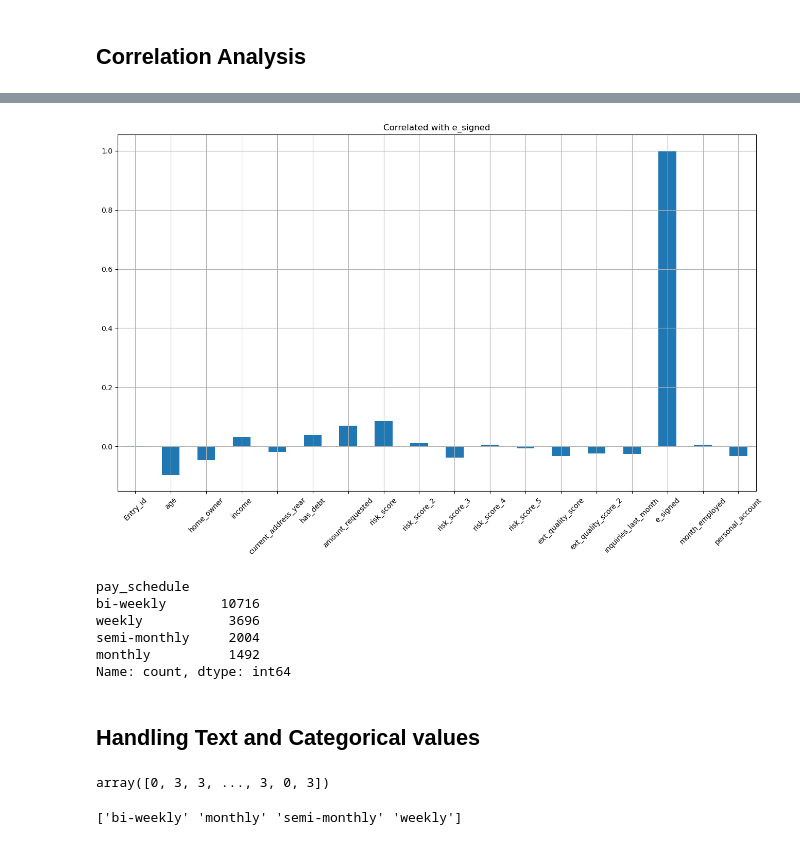
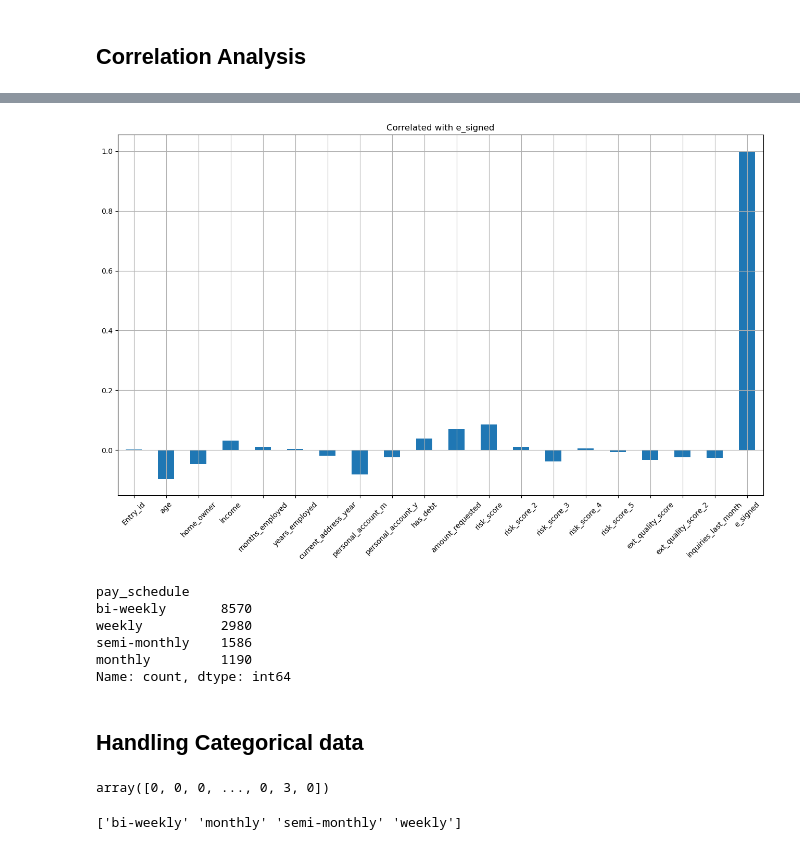
Before and after one commit to Fawazaro213/financial-data-project, a Jupyter notebook: e-sign-prediction.ipynb, the cells around one changed output, grey strips where cells are left out. Drawn from its saved outputs; the diff is of its cells as text; code cells hidden in the pictures.

```diff
--- a/e-sign-prediction.ipynb
+++ b/e-sign-prediction.ipynb
@@ -158,29 +277,29 @@ ax = sns.heatmap(corr_metrix,
 # %%
-e_sign_1.corrwith(e_sign_1['e_signed'], numeric_only=True).plot.bar(
+e_sign.corrwith(e_sign['e_signed'], numeric_only=True).plot.bar(
     figsize=(16,9), title='Correlated with e_signed', rot=45, grid=True,
 );
 # %% [output]
-[figure, old version]
+[figure, new version]
 # %%
-e_sign_1["pay_schedule"].value_counts()
+X_train["pay_schedule"].value_counts()
 # %% [output]
 pay_schedule
-bi-weekly       10716
-weekly           3696
-semi-monthly     2004
-monthly          1492
+bi-weekly       8570
+weekly          2980
+semi-monthly    1586
+monthly         1190
 Name: count, dtype: int64
 # %% [markdown]
-## Handling Text and Categorical values
+## Handling Categorical data
 # %%
 from sklearn.preprocessing import LabelEncoder
 
 encoder = LabelEncoder()
-e_sign_1_cat = e_sign_1["pay_schedule"]
+e_sign_1_cat = X_train["pay_schedule"]
 e_sign_1_cat_encoded = encoder.fit_transform(e_sign_1_cat)
 e_sign_1_cat_encoded
 # %% [output]
-array([0, 3, 3, ..., 3, 0, 3])
+array([0, 0, 0, ..., 0, 3, 0])
 # %%
 print(encoder.classes_)
 # %% [output]
```
Also changed, not shown: parts of 55 cells of this notebook.
